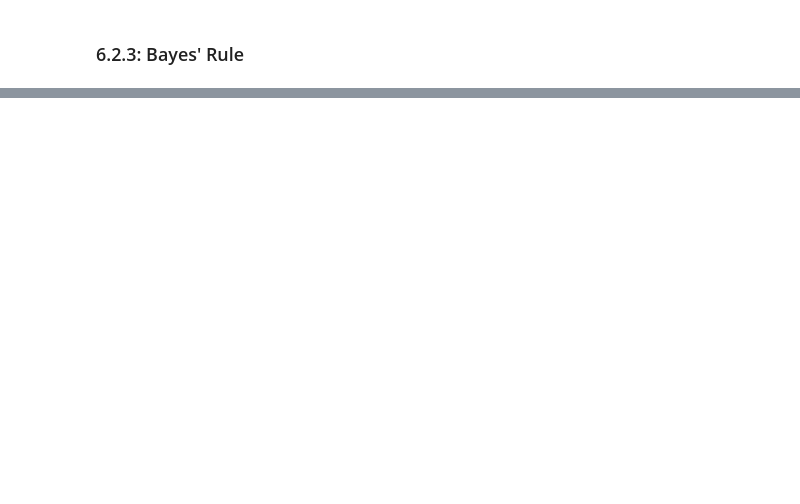
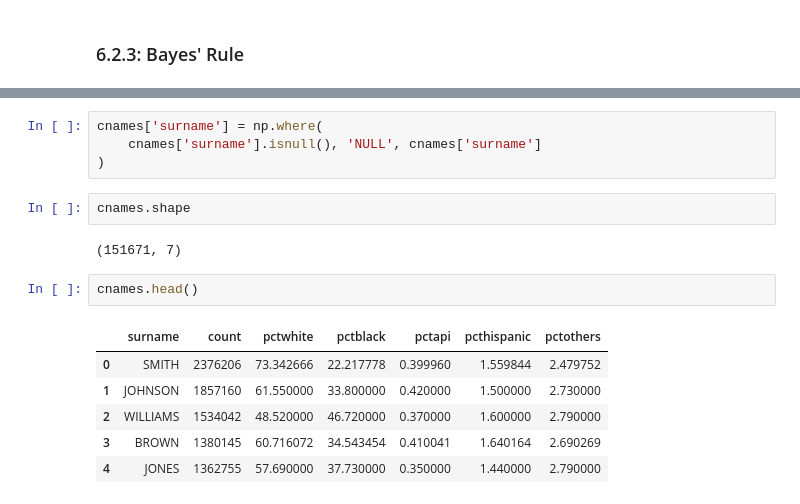
Before and after one commit to lee-data-socio/studies, a Jupyter notebook: qss/ch06_PROBABILITY.ipynb, the cells around one changed output, grey strips where cells are left out. Saved outputs shown, nothing was run; the diff lists cells and outputs as text; blank space fills up the shorter version.

```diff
--- a/qss/ch06_PROBABILITY.ipynb
+++ b/qss/ch06_PROBABILITY.ipynb
@@ -426,0 +447,17 @@ np.float64(0.681)
+# %%
+cnames['surname'] = np.where(
+    cnames['surname'].isnull(), 'NULL', cnames['surname']
+)
+# %%
+cnames.shape
+# %% [output]
+(151671, 7)
+# %%
+cnames.head()
+# %% [output]
+|  | surname | count | pctwhite | pctblack | pctapi | pcthispanic | pctothers |
+| 0 | SMITH | 2376206 | 73.342666 | 22.217778 | 0.399960 | 1.559844 | 2.479752 |
+| 1 | JOHNSON | 1857160 | 61.550000 | 33.800000 | 0.420000 | 1.500000 | 2.730000 |
+| 2 | WILLIAMS | 1534042 | 48.520000 | 46.720000 | 0.370000 | 1.600000 | 2.790000 |
+| 3 | BROWN | 1380145 | 60.716072 | 34.543454 | 0.410041 | 1.640164 | 2.690269 |
+| 4 | JONES | 1362755 | 57.690000 | 37.730000 | 0.350000 | 1.440000 | 2.790000 |
```
Also changed, not shown: parts of 32 cells of this notebook.
